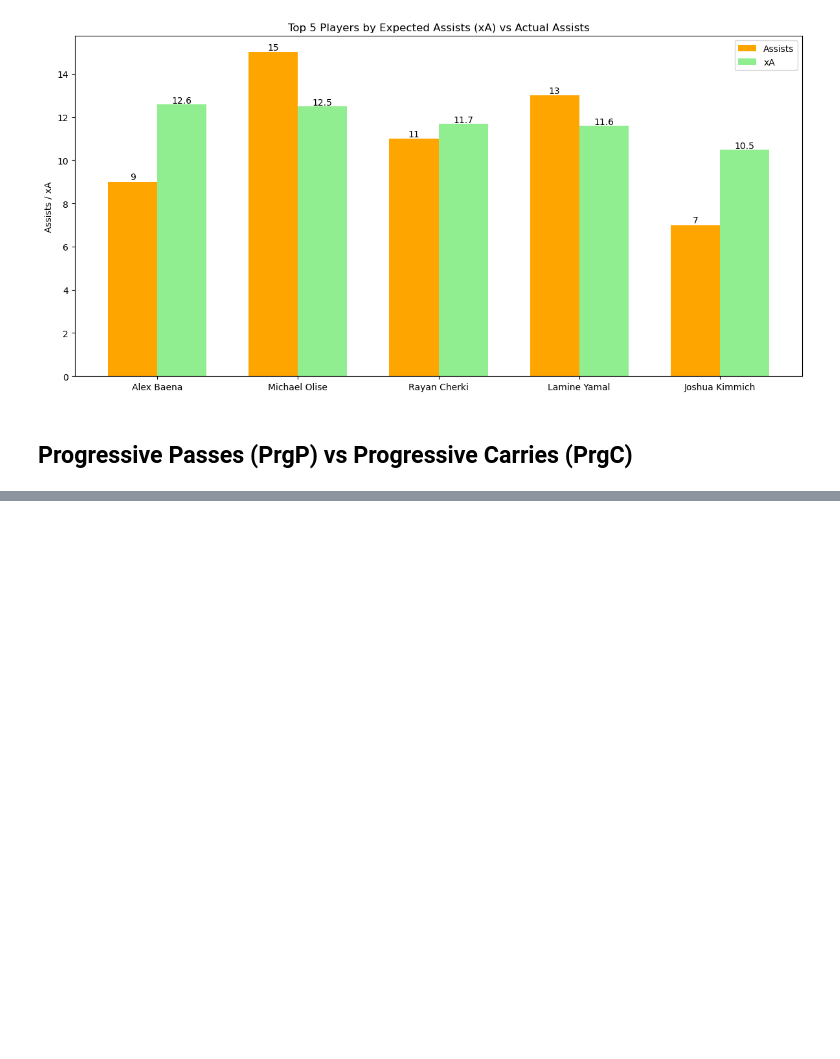
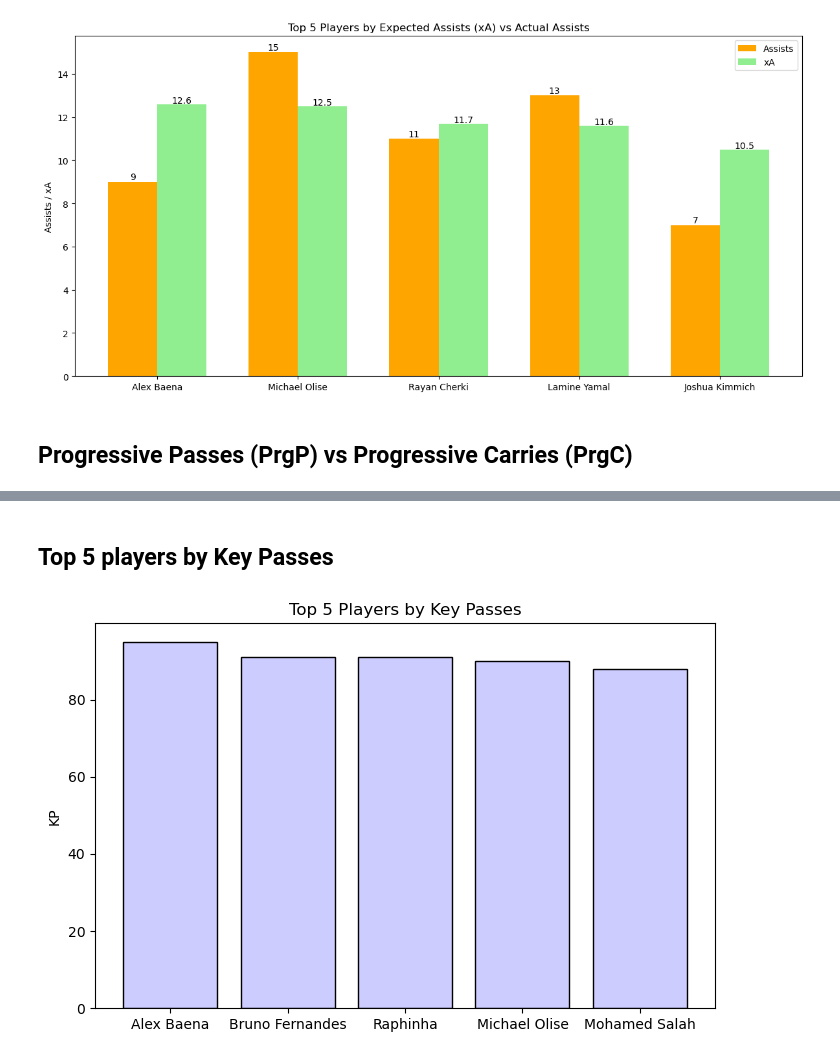
Before and after one commit to Hamza-rami/football-stats-analytics, a Jupyter notebook: project4.ipynb, the cells around one changed output, grey strips where cells are left out. Drawn from its saved outputs; the diff is of its cells as text; code cells hidden in the pictures; blank space fills up the shorter version.

```diff
--- a/project4.ipynb
+++ b/project4.ipynb
@@ -91,0 +72,12 @@ KeyError: 'PrgP'
+# %% [markdown]
+## Top 5 players by Key Passes
+# %%
+top_kp = df[['Player','KP']].sort_values(by='KP', ascending=False).head(5)
+
+plt.figure(figsize=(8,5))
+plt.bar(top_kp['Player'], top_kp['KP'], color='#CCCCFF', edgecolor='black')
+plt.title("Top 5 Players by Key Passes")
+plt.ylabel("KP")
+plt.show()
+# %% [output]
+[figure, added]
```
Also changed, not shown: parts of 2 cells of this notebook, 2 other files.
